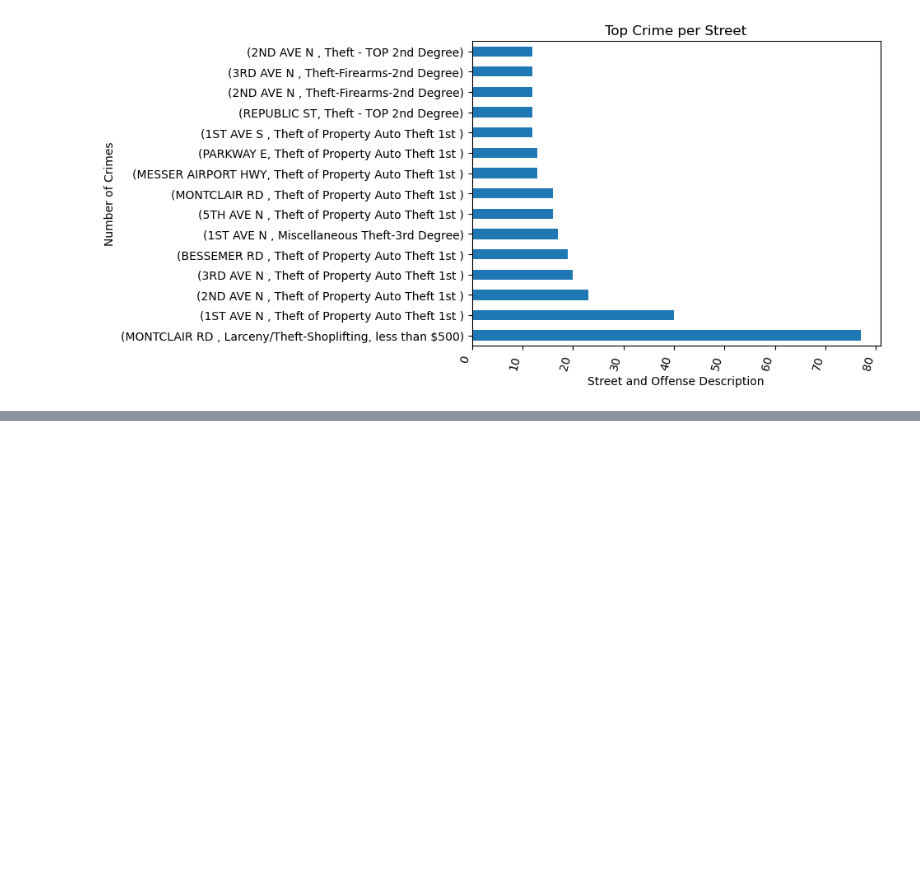
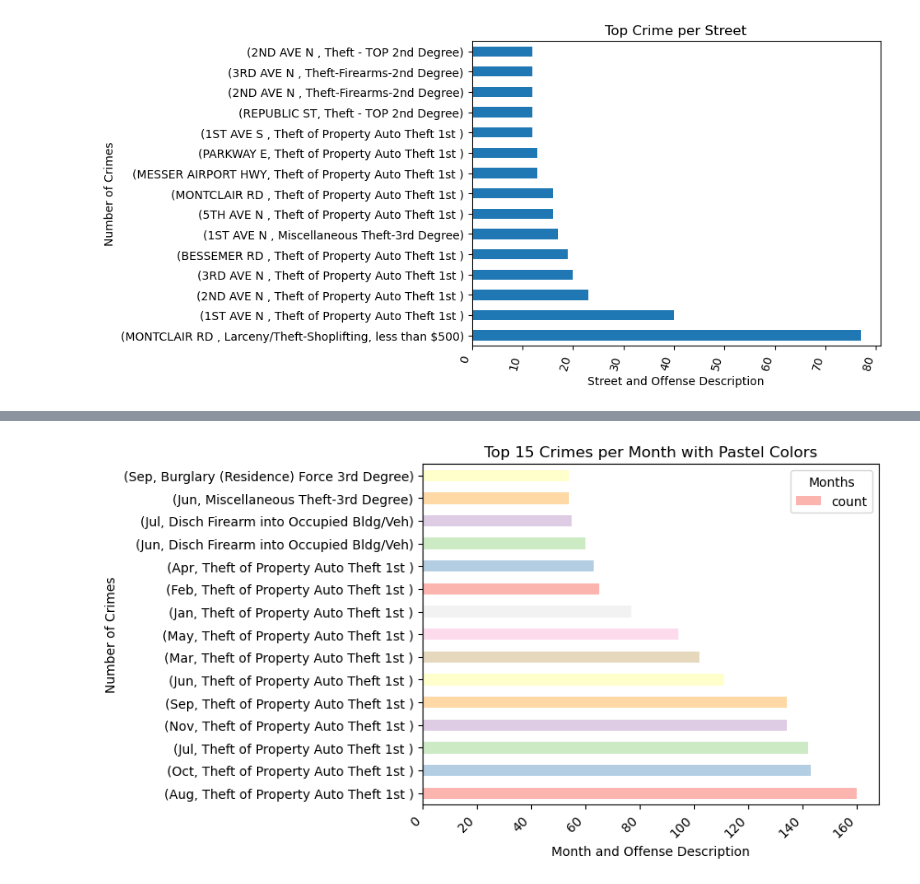
Before and after one commit to Uhuegbu23/crime_unemployment_data, a Jupyter notebook: notebooks/birmingham_crime.ipynb, the cells around one changed output, grey strips where cells are left out. Saved outputs shown, nothing was run; the diff lists cells and outputs as text; code cells hidden in the pictures; blank space fills up the shorter version.

```diff
--- a/notebooks/birmingham_crime.ipynb
+++ b/notebooks/birmingham_crime.ipynb
@@ -308,0 +362,3 @@ plt.show()
+# %%
+#convert number to month
+birm_crime_df['Month Occured'] = birm_crime_df['Month Occured'].apply(lambda x: calendar.month_name[int(x)] if pd.notnull(x) else x)
@@ -308,0 +389,20 @@ plt.show()
+# %%
+#Replace the month with type abbreviations.
+birm_crime_df['Month Occured']
+def update_month(abrv):
+    birm_crime_df['Month Occured']=birm_crime_df['Month Occured'].map(abrv)
+    return birm_crime_df
+abrv={'January': "Jan",
+        'February': "Feb",
+        'March': "Mar",
+        'April': "Apr",
+        'May': "May",
+        'June': "Jun",
+        'July': "Jul",
+        'August': "Aug",
+        'September': "Sep",
+        'October': "Oct",
+        'November': "Nov",
+        'December': "Dec"}
+birm_crime_df = update_month(abrv)
+birm_crime_df.head()
@@ -308,0 +438,2 @@ plt.show()
+# %%
+most_crime_per_month = birm_crime_df.groupby('Month Occured')['Case Offense Statute Description'].value_counts().sort_values(ascending=False).head(15)
@@ -308,0 +460,12 @@ plt.show()
+# %%
+colors = plt.cm.Pastel1.colors
+#Using pastel color scheme
+ax = most_crime_per_month.plot.barh(color=[colors[i % len(colors)] for i in range(len(most_crime_per_month))])
+ax.set_title('Top 15 Crimes per Month with Pastel Colors')
+ax.set_xlabel('Month and Offense Description')
+ax.set_ylabel('Number of Crimes')
+plt.legend(title='Months')
+plt.xticks(rotation=45, ha='right')
+plt.show()
+# %% [output]
+[figure, added]
```
Also changed, not shown: parts of 32 cells of this notebook.
